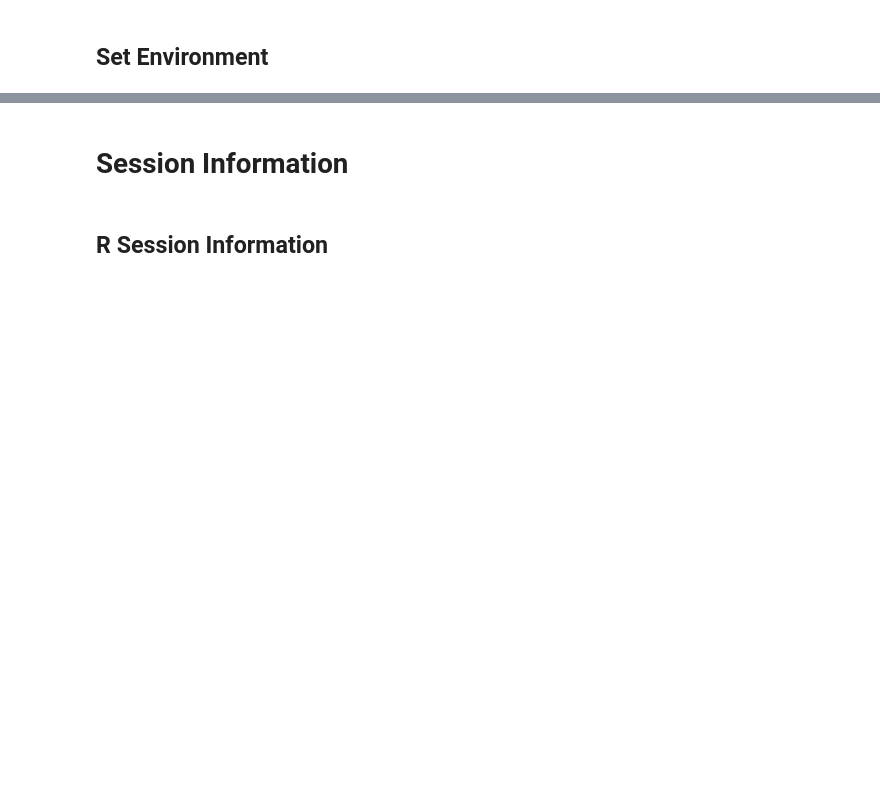
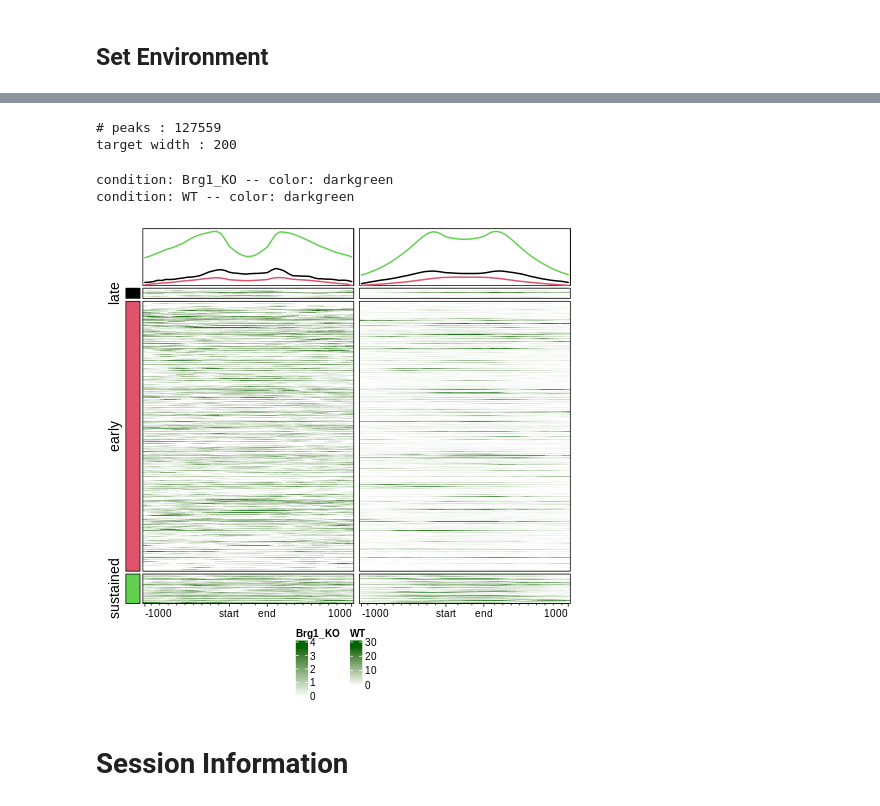
Before and after one commit to gongx030/Etv2_pioneer, a Jupyter notebook: H3K27ac_Chip_seq_Analysis.ipynb, the cells around one changed output, grey strips where cells are left out. Drawn from its saved outputs; the diff is of its cells as text; code cells hidden in the pictures; blank space fills up the shorter version.

```diff
--- a/H3K27ac_Chip_seq_Analysis.ipynb
+++ b/H3K27ac_Chip_seq_Analysis.ipynb
@@ -287,5 +107,77 @@ message.
+# %%
+#@title prepare normalized matrix for enriched heatmap
+%%R
+# setting parameters
+extend <- 1000
+w <- 50
+smooth <- FALSE
+target_ratio <- 0.2
+mc.cores <- 2
+target_width <- width(expandedpeaks)[1]
+# generating normalizeToMatrix mat object
+mat <- lapply(local_bw_files, function(bw_file){
+  cvg <- rtracklayer::import(
+    bw_file,
+    which = trim(GenomicRanges::reduce(resize(expandedpeaks, fix = 'center', width = target_width + extend * 2)))
+  )  # returned as a GRanges object
+  normalizeToMatrix(
+    cvg,
+    expandedpeaks,
+    extend = extend,
+    value_column = 'score',
+    mean_mode = 'w0',
+    w = w,
+    smooth = smooth,
+    target_ratio = target_ratio
+  )
+})
+# print peak length and width
+cat(sprintf('# peaks : %d\n', length(expandedpeaks)))
+cat(sprintf('target width : %d\n', target_width))
+# %% [output]
+# peaks : 127559
+target width : 200
+# %%
+#@title Color scheme of heatmap
+%%R
+group_cols <- c(
+  'Brg1_KO' = 'darkgreen',
+  'WT' = 'darkgreen'
+)
+col_fun <- lapply(1:length(mat), function(i) colorRamp2(quantile(mat[[i]], c(0.005, 0.995)), c('white', group_cols[i])))
+names(col_fun) <- names(bw_files)
+# print color scheme
+for (i in range(1, length(group_cols))){
+    cat(sprintf('condition: %s -- color: %s \n', names(group_cols)[i], group_cols[i]))
+}
+# %% [output]
+condition: Brg1_KO -- color: darkgreen
+condition: WT -- color: darkgreen
+# %%
+#@title Generate heatmap
+%%R
+i <- 1:length(expandedpeaks)
+sp <- factor(sprintf('%s_%s', expandedpeaks$group[, 'MEF_Dox_d1_Etv2'], expandedpeaks$group[, 'MEF_Dox_d7_Etv2'])) #split heatmap into early, late and sustained peaks
+ta <- HeatmapAnnotation(enriched = anno_enriched(gp = gpar(lty = 1, lwd = 2, col = 1:nlevels(sp)),
+  axis_param = list(facing = 'inside', at = -1000))) # top heatmap annotation
+la <- rowAnnotation(block = anno_block(gp = gpar(fill = 1:nlevels(sp)))) # left heatmap bar annotation
+h <- EnrichedHeatmap(mat[['Brg1_KO']][i, ],
+  col = col_fun[['Brg1_KO']],
+  split = sp[i],
+  name = 'Brg1_KO',
+  top_annotation = ta,
+  left_annotation = la,
+  row_title = c("late", "early", "sustained"),
+  pos_line = FALSE,
+  ht_opt(message = FALSE)) #ht_opt false silences raster notification
+ss <- c('WT') # list of additional heatmaps to build by dataset
+for (s in ss[ss %in% names(bw_files)]){
+  h <- h + EnrichedHeatmap(mat[[s]][i, ], col = col_fun[[s]], name = s, top_annotation = ta, pos_line = FALSE)
+} #build additional heatmaps and add to heatmap list
+options(repr.plot.width = 10, repr.plot.height = 10) #fixes display size
+draw(h, heatmap_legend_side = 'bottom')
+# %% [output]
+[figure, added]
 # %% [markdown]
 # Session Information
-# %% [markdown]
-## R Session Information
 # %%
```
Also changed, not shown: parts of 49 cells of this notebook.
